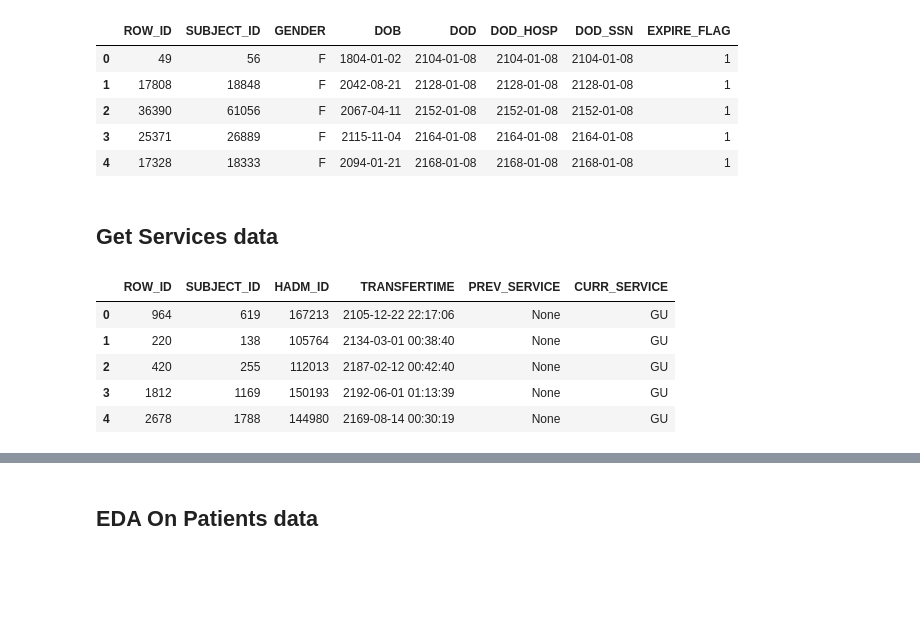
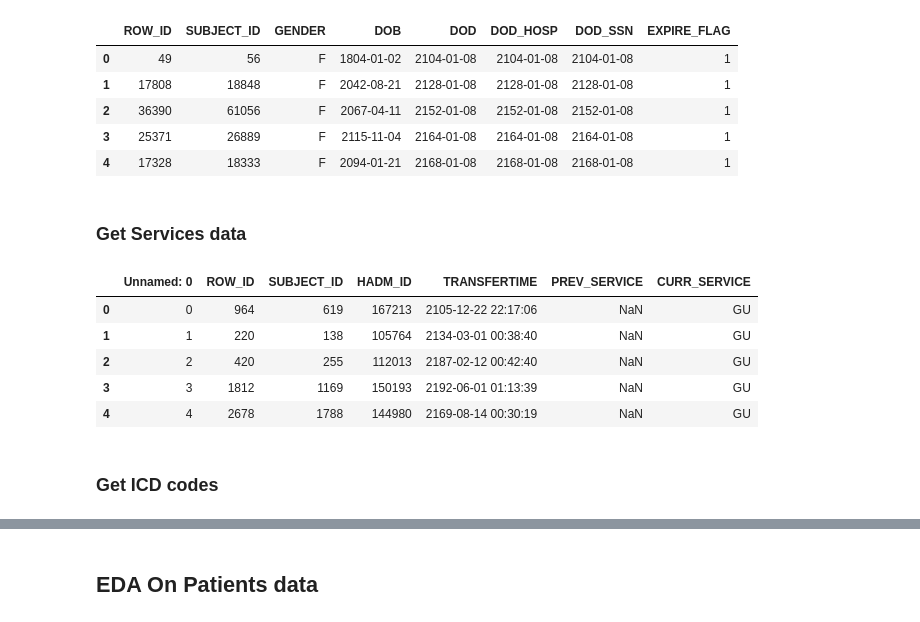
Before and after one commit to abhi99-ut/aih, a Jupyter notebook: AIH_HW1.ipynb, the cells around one changed output, grey strips where cells are left out. Saved outputs shown, nothing was run; the diff lists cells and outputs as text; code cells hidden in the pictures; blank space fills up the shorter version.

```diff
--- a/AIH_HW1.ipynb
+++ b/AIH_HW1.ipynb
@@ -66,2 +70,2 @@ patients.head()
 # %% [markdown]
-## Get Services data
+### Get Services data
@@ -70,9 +72,14 @@ sevices = get_data(table_name = "services")
+# %%
+try:
+  services = pd.read_csv("/content/drive/MyDrive/mimic/services.csv")
+except:
+  services = get_data(table_name = "services")
 # %%
-sevices.head()
+services.head()
 # %% [output]
-|  | ROW_ID | SUBJECT_ID | HADM_ID | TRANSFERTIME | PREV_SERVICE | CURR_SERVICE |
-| 0 | 964 | 619 | 167213 | 2105-12-22 22:17:06 | None | GU |
-| 1 | 220 | 138 | 105764 | 2134-03-01 00:38:40 | None | GU |
-| 2 | 420 | 255 | 112013 | 2187-02-12 00:42:40 | None | GU |
-| 3 | 1812 | 1169 | 150193 | 2192-06-01 01:13:39 | None | GU |
-| 4 | 2678 | 1788 | 144980 | 2169-08-14 00:30:19 | None | GU |
+|  | Unnamed: 0 | ROW_ID | SUBJECT_ID | HADM_ID | TRANSFERTIME | PREV_SERVICE | CURR_SERVICE |
+| 0 | 0 | 964 | 619 | 167213 | 2105-12-22 22:17:06 | NaN | GU |
+| 1 | 1 | 220 | 138 | 105764 | 2134-03-01 00:38:40 | NaN | GU |
+| 2 | 2 | 420 | 255 | 112013 | 2187-02-12 00:42:40 | NaN | GU |
+| 3 | 3 | 1812 | 1169 | 150193 | 2192-06-01 01:13:39 | NaN | GU |
+| 4 | 4 | 2678 | 1788 | 144980 | 2169-08-14 00:30:19 | NaN | GU |
@@ -78,0 +88,2 @@ sevices.head()
+# %% [markdown]
+### Get ICD codes
```
Also changed, not shown: parts of 92 cells of this notebook.
